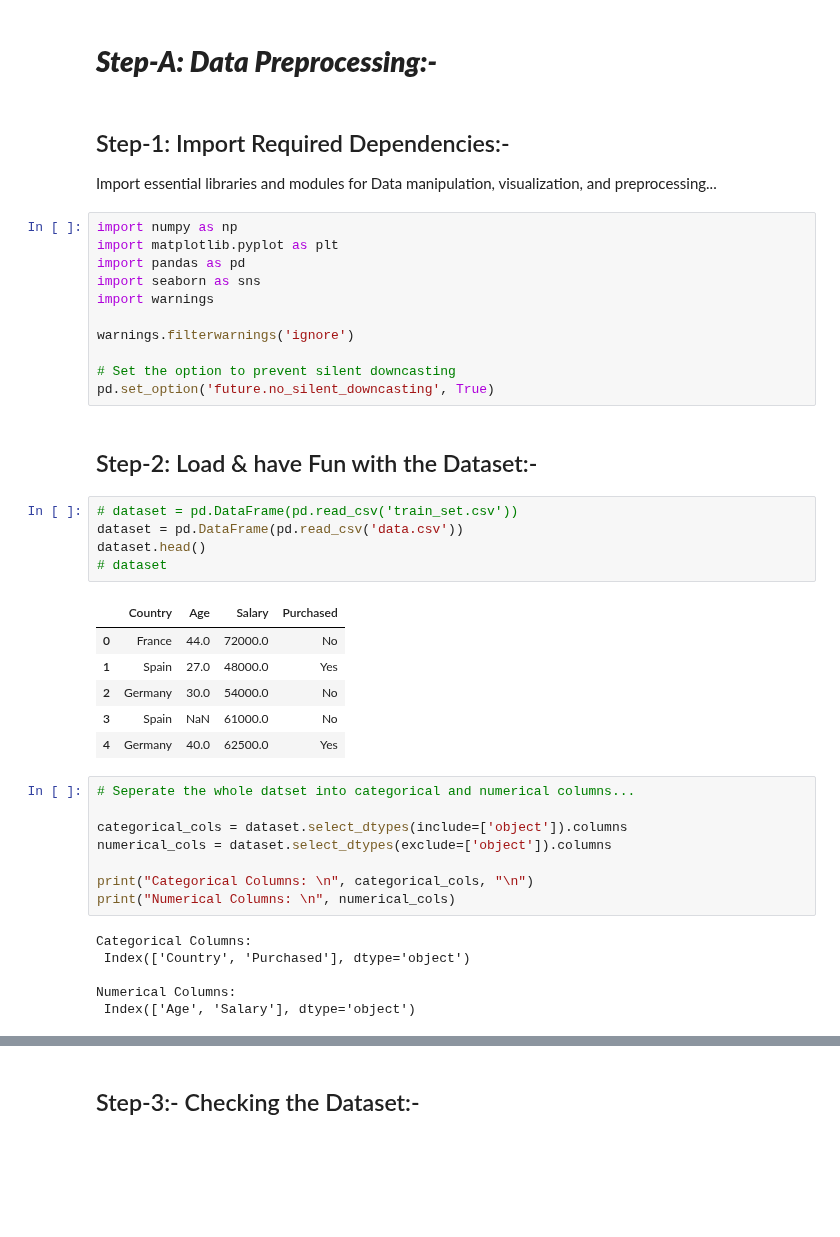
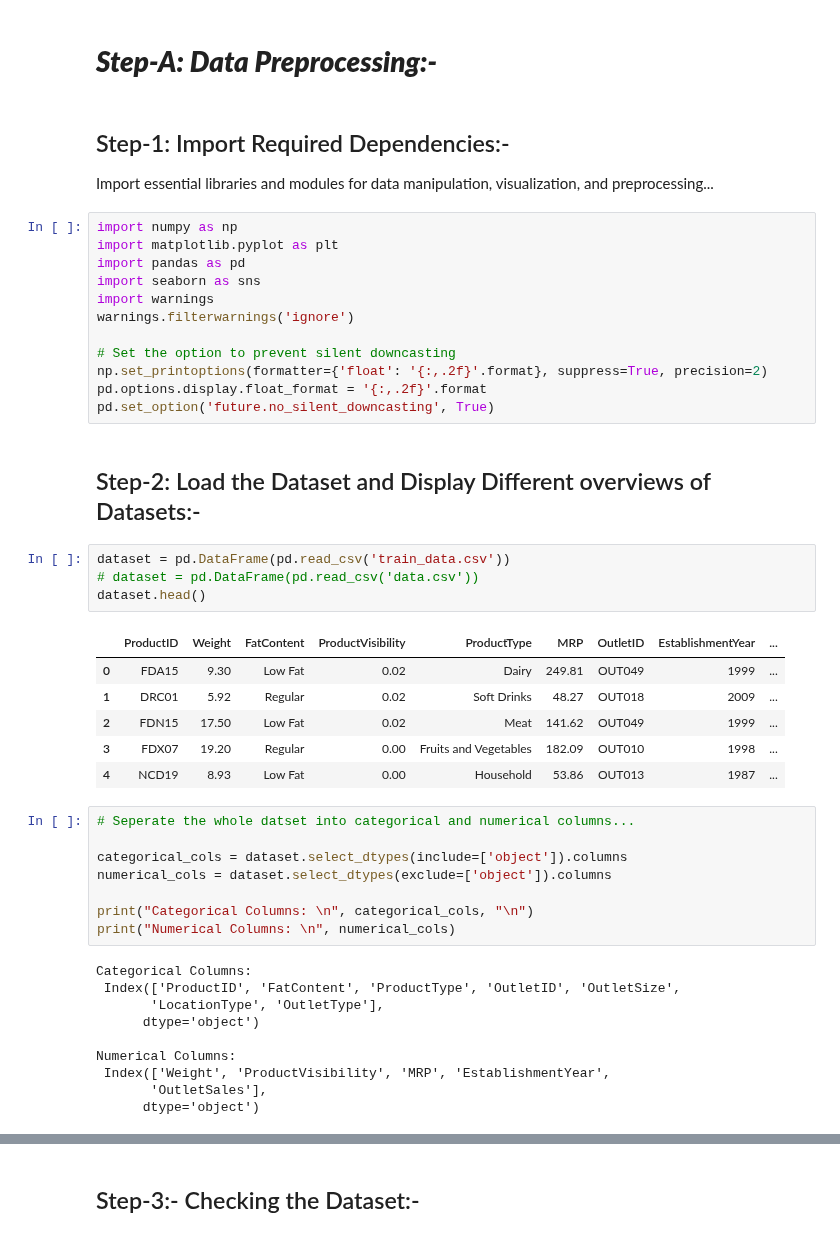
Before and after one commit to rajan-dhinoja/machine_learning_projects, a Jupyter notebook: Sales_Prediction.ipynb, the cells around one changed output, grey strips where cells are left out. Saved outputs shown, nothing was run; the diff lists cells and outputs as text; blank space fills up the shorter version.

```diff
--- a/Sales_Prediction.ipynb
+++ b/Sales_Prediction.ipynb
@@ -4,32 +4,32 @@
 # ***Step-A: Data Preprocessing:-***
 # %% [markdown]
 ## Step-1: Import Required Dependencies:-
-Import essential libraries and modules for Data manipulation, visualization, and preprocessing...
+Import essential libraries and modules for data manipulation, visualization, and preprocessing...
 # %%
 import numpy as np
 import matplotlib.pyplot as plt
 import pandas as pd
 import seaborn as sns
 import warnings
-
 warnings.filterwarnings('ignore')
 
 # Set the option to prevent silent downcasting
+np.set_printoptions(formatter={'float': '{:,.2f}'.format}, suppress=True, precision=2)
+pd.options.display.float_format = '{:,.2f}'.format
 pd.set_option('future.no_silent_downcasting', True)
 # %% [markdown]
-## Step-2: Load & have Fun with the Dataset:-
+## Step-2: Load the Dataset and Display Different overviews of Datasets:-
 # %%
-# dataset = pd.DataFrame(pd.read_csv('train_set.csv'))
-dataset = pd.DataFrame(pd.read_csv('data.csv'))
+dataset = pd.DataFrame(pd.read_csv('train_data.csv'))
+# dataset = pd.DataFrame(pd.read_csv('data.csv'))
 dataset.head()
-# dataset
 # %% [output]
-|  | Country | Age | Salary | Purchased |
-| 0 | France | 44.0 | 72000.0 | No |
-| 1 | Spain | 27.0 | 48000.0 | Yes |
-| 2 | Germany | 30.0 | 54000.0 | No |
-| 3 | Spain | NaN | 61000.0 | No |
-| 4 | Germany | 40.0 | 62500.0 | Yes |
+|  | ProductID | Weight | FatContent | ProductVisibility | ProductType | MRP | OutletID | EstablishmentYear | ... |
+| 0 | FDA15 | 9.30 | Low Fat | 0.02 | Dairy | 249.81 | OUT049 | 1999 | ... |
+| 1 | DRC01 | 5.92 | Regular | 0.02 | Soft Drinks | 48.27 | OUT018 | 2009 | ... |
+| 2 | FDN15 | 17.50 | Low Fat | 0.02 | Meat | 141.62 | OUT049 | 1999 | ... |
+| 3 | FDX07 | 19.20 | Regular | 0.00 | Fruits and Vegetables | 182.09 | OUT010 | 1998 | ... |
+| 4 | NCD19 | 8.93 | Low Fat | 0.00 | Household | 53.86 | OUT013 | 1987 | ... |
 # %%
 # Seperate the whole datset into categorical and numerical columns...
 
@@ -40,8 +40,12 @@ print("Categorical Columns: \n", categorical_cols, "\n")
 print("Numerical Columns: \n", numerical_cols)
 # %% [output]
 Categorical Columns:
- Index(['Country', 'Purchased'], dtype='object')
+ Index(['ProductID', 'FatContent', 'ProductType', 'OutletID', 'OutletSize',
+       'LocationType', 'OutletType'],
+      dtype='object')
 
 Numerical Columns:
- Index(['Age', 'Salary'], dtype='object')
+ Index(['Weight', 'ProductVisibility', 'MRP', 'EstablishmentYear',
+       'OutletSales'],
+      dtype='object')
 # %%
```
Also changed, not shown: parts of 11 cells of this notebook.
